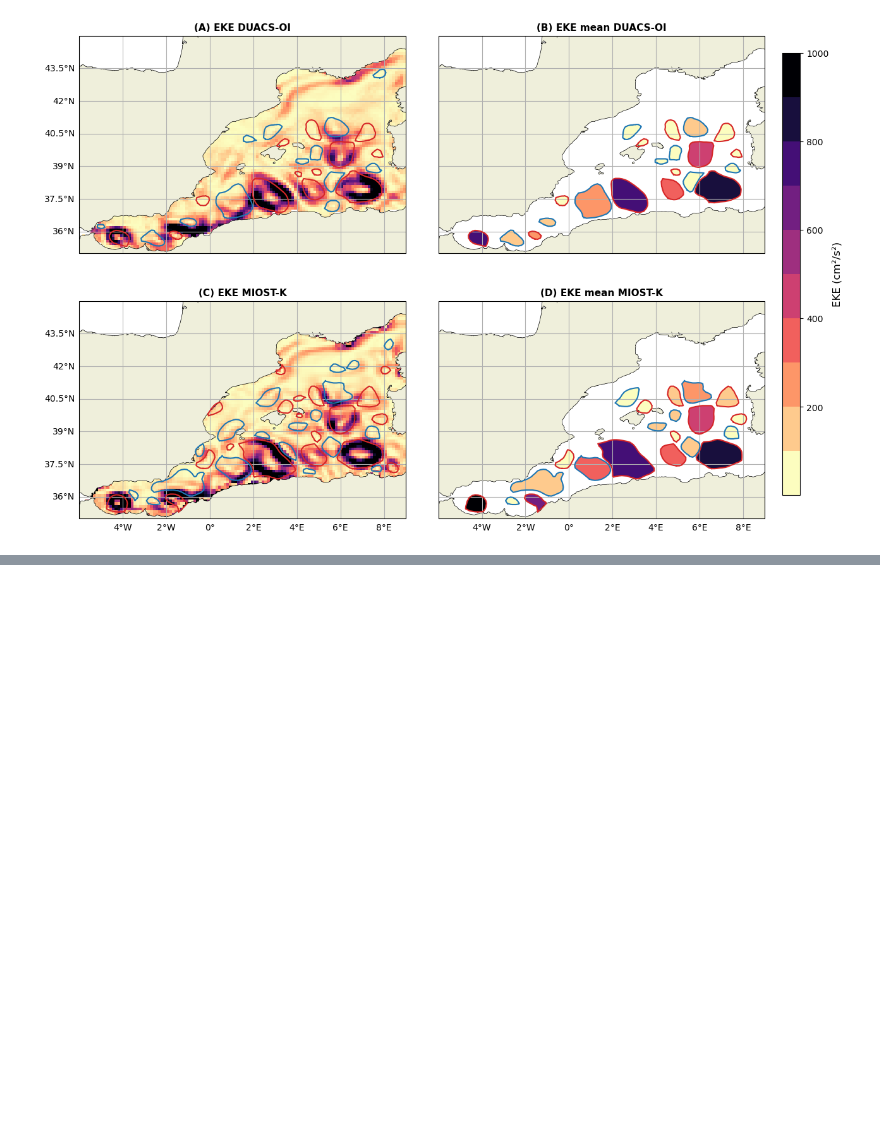
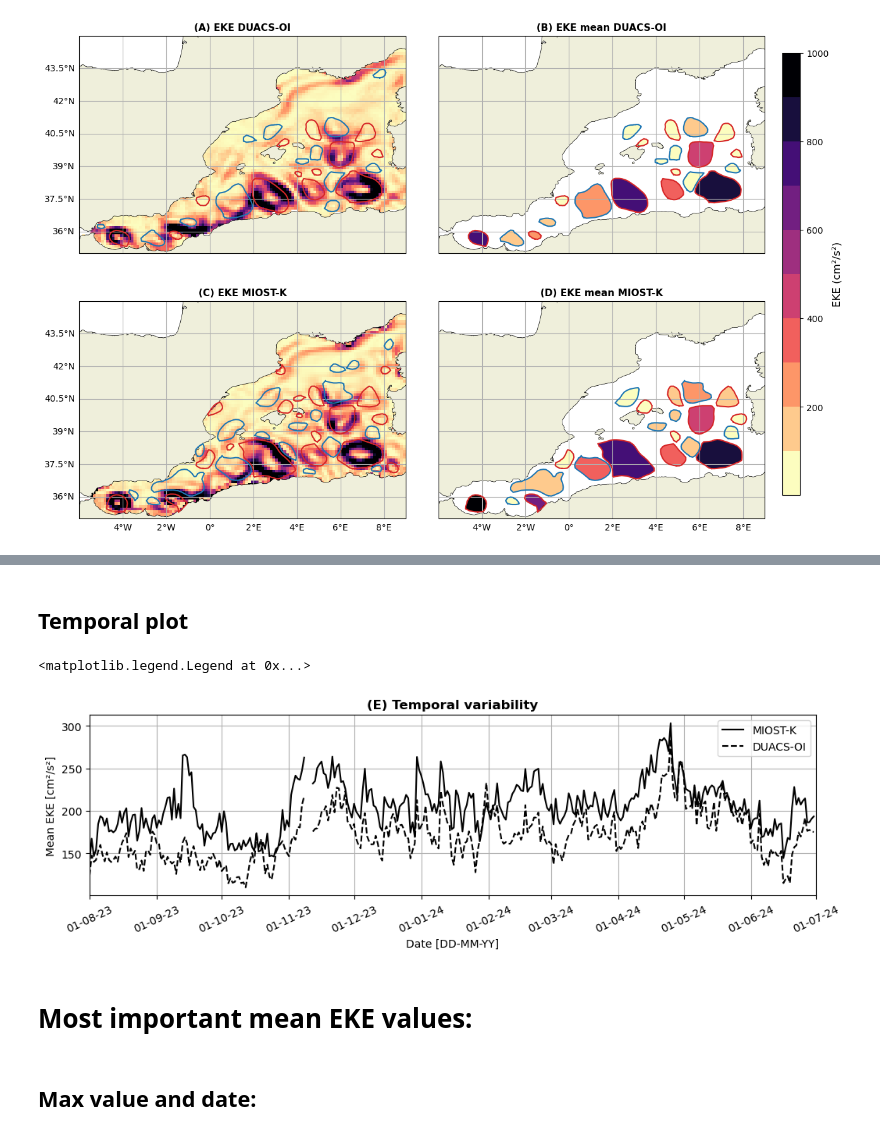
Before and after one commit to LauraGomezNavarro/paper-OSR10_Gomez-Navarro_etal_2026, a Jupyter notebook: fig03.ipynb, the cells around one changed output, grey strips where cells are left out. Cells and saved outputs as stored; diff of their text form; code cells hidden in the pictures; blank space fills up the shorter version.

```diff
--- a/fig03.ipynb
+++ b/fig03.ipynb
@@ -656,10 +227,9 @@ c_names_DUACS_NRT = []
 for data_path_DUACS_NRT in data_paths_DUACS_NRT:
    date = datetime(int(data_path_DUACS_NRT[-15:-11]), int(data_path_DUACS_NRT[-11:-9]),
                 int(data_path_DUACS_NRT[-9:-7]))
-   print(date)
 
-   a_name_DUACS_NRT = outdir + 'a_DUACS-NRT_' + date.strftime('%Y%m%d') + '.nc'
-   c_name_DUACS_NRT = outdir + 'c_DUACS-NRT_' + date.strftime('%Y%m%d') + '.nc'
+   a_name_DUACS_NRT = indir_eddies + 'a_DUACS-NRT_' + date.strftime('%Y%m%d') + '.nc'
+   c_name_DUACS_NRT = indir_eddies + 'c_DUACS-NRT_' + date.strftime('%Y%m%d') + '.nc'
 
    a_names_DUACS_NRT.append(a_name_DUACS_NRT)
    c_names_DUACS_NRT.append(c_name_DUACS_NRT)
@@ -693,3 +238,5 @@ data_paths_MIOST_v201 = sorted(glob(indir + "dt_global_allsat_phy_l4_202*_sub.nc
+# %%
+data_paths_MIOST_v201 = sorted(glob(indir_miost_s + "dt_global_allsat_phy_l4_202*_sub.nc"))
 # %%
 a_names_MIOST_v201 = []
 c_names_MIOST_v201 = []
@@ -697,10 +244,9 @@ c_names_MIOST_v201 = []
 for data_path in data_paths_MIOST_v201:
    date = datetime(int(data_path[-15:-11]), int(data_path[-11:-9]),
                     int(data_path[-9:-7]))
-   print(date)
 
-   a_name = outdir + 'a_MIOST_v2.0.1_' + date.strftime('%Y%m%d')+'.nc'
-   c_name = outdir + 'c_MIOST_v2.0.1_' + date.strftime('%Y%m%d')+'.nc'
+   a_name = indir_eddies + 'a_MIOST_v2.0.1_' + date.strftime('%Y%m%d')+'.nc'
+   c_name = indir_eddies + 'c_MIOST_v2.0.1_' + date.strftime('%Y%m%d')+'.nc'
 
    a_names_MIOST_v201.append(a_name)
    c_names_MIOST_v201.append(c_name)
@@ -725,3 +253,3 @@ for data_path in data_paths_MIOST_v201:
 # %%
-a_err_231109 = "/Users/Gomez023/Nextcloud/Projects/OSR10/Data/outputs/eddy-tracker/a_DUACS-NRT_20231109.nc"
-a_err_231111 = "/Users/Gomez023/Nextcloud/Projects/OSR10/Data/outputs/eddy-tracker/a_DUACS-NRT_20231111.nc"
+a_err_231109 = str(homedir) + "/Nextcloud/Projects/OSR10/Data/outputs/eddy-tracker/a_DUACS-NRT_20231109.nc"
+a_err_231111 = str(homedir) + "/Nextcloud/Projects/OSR10/Data/outputs/eddy-tracker/a_DUACS-NRT_20231111.nc"
@@ -1220,0 +345,28 @@ Note: you may need to restart the kernel to use updated packages.
+# %% [markdown]
+## Temporal plot
+# %%
+plt.figure(figsize=(12,3))
+ax1=plt.subplot(111)
+plt.plot(ndates, eke_merged_m_mean[0:len(ndates)], 'k', label='MIOST-K')
+plt.plot(ndates, eke_merged_d_mean[0:len(ndates)], '--k', label='DUACS-OI')
+plt.grid()
+
+ax1.xaxis.set_major_formatter(mdates.DateFormatter('%d-%m-%y'))
+
+# Rotating date labels for better readability
+plt.xticks(rotation=25)
+
+# Set x-limits using datetime objects
+ax1.set_xlim(dt.datetime(2023, 8, 1), dt.datetime(2024, 7, 1))
+
+plt.xlabel("Date [DD-MM-YY]")
+plt.ylabel("Mean EKE [cm²/s²]")
+plt.title("(E) Temporal variability", fontweight="bold")
+plt.legend(loc=0)
+# %% [output]
+<matplotlib.legend.Legend at 0x...>
+[figure, added]
+# %% [markdown]
+# Most important mean EKE values:
+# %% [markdown]
+## Max value and date:
```
Also changed, not shown: parts of 148 cells of this notebook, 1 other file.
